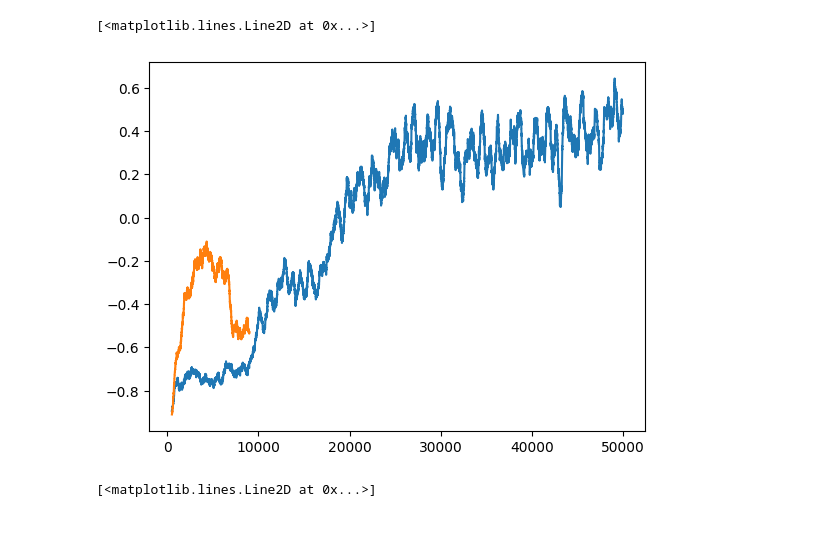
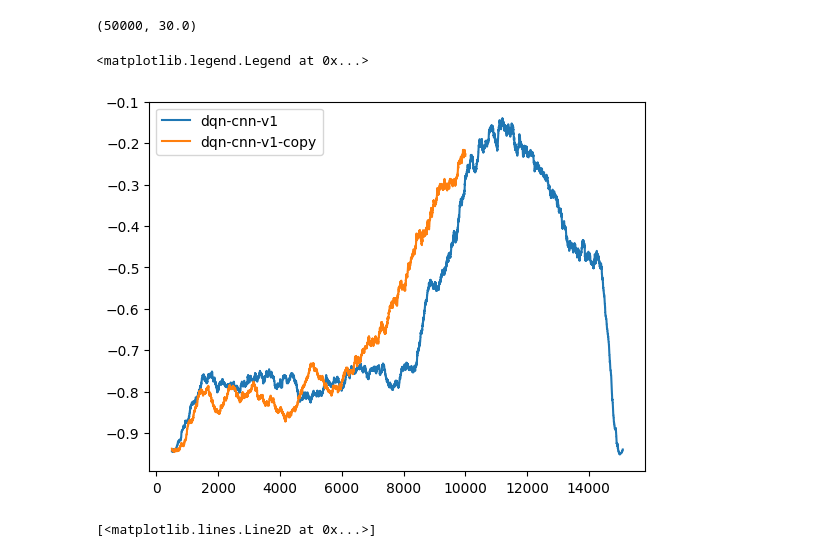
Before and after one commit to fredpell1/snake-RL, a Jupyter notebook: src/plot.ipynb, the cells around one changed output. Drawn from its saved outputs; the diff is of its cells as text; code cells hidden in the pictures; blank space fills up the shorter version.

```diff
--- a/src/plot.ipynb
+++ b/src/plot.ipynb
@@ -17,6 +17,7 @@ reward_dqn_v_2_3 = np.loadtxt('../outputs/dqn/dqn-v2-3-test.txt')
 reward_dqn_v_2_4 = np.loadtxt('../outputs/dqn/dqn-v2-4-test.txt')
 
 rewards_dqn_cnn_v1 = np.loadtxt('../outputs/dqn-cnn/dqn-cnn-v1.txt')
+rewards_dqn_cnn_v1_copy = np.loadtxt('../outputs/copy/dqn-cnn-v1.txt')
 rewards_dqn_cnn_v1_1 = np.loadtxt('../outputs/dqn-cnn/dqn-cnn-v1-1.txt')
 rewards_dqn_cnn_v2 = np.loadtxt('../outputs/dqn-cnn/dqn-cnn-v2.txt')
 rewards_dqn_cnn_v3 = np.loadtxt('../outputs/dqn-cnn/dqn-cnn-v3.txt')
@@ -29,14 +30,20 @@ def running_average(window_size, data):
     for ind in range(window_size - 1):
         average_data.insert(0, np.nan)
     return average_data
+# %%
+len(rewards_dqn_cnn_v3), np.max(rewards_dqn_cnn_v3)
+# %% [output]
+(50000, 30.0)
 # %%
-#plt.plot(running_average(500,rewards_dqn_cnn_v1), label='dqn-cnn-v1')
-#plt.plot(running_average(500,rewards_dqn_cnn_v1_1), label='dqn-cnn-v1-1')
-plt.plot(running_average(500, rewards_dqn_cnn_v2), label='dqn-cnn-v2')
-plt.plot(running_average(500,rewards_dqn_cnn_v3), label='dqn-cnn-v3')
+plt.plot(running_average(500,rewards_dqn_cnn_v1), label='dqn-cnn-v1')
+plt.plot(running_average(500, rewards_dqn_cnn_v1_copy), label='dqn-cnn-v1-copy')
+# plt.plot(running_average(500,rewards_dqn_cnn_v1_1), label='dqn-cnn-v1-1')
+# plt.plot(running_average(500, rewards_dqn_cnn_v2), label='dqn-cnn-v2')
+# plt.plot(running_average(500,rewards_dqn_cnn_v3), label='dqn-cnn-v3')
+plt.legend()
 # %% [output]
-[<matplotlib.lines.Line2D at 0x...>]
+<matplotlib.legend.Legend at 0x...>
-[figure, old version]
+[figure, new version]
 # %%
 plt.figure(figsize=(10,10))
 plt.subplot(131)
```
Also changed, not shown: 2 other files.
